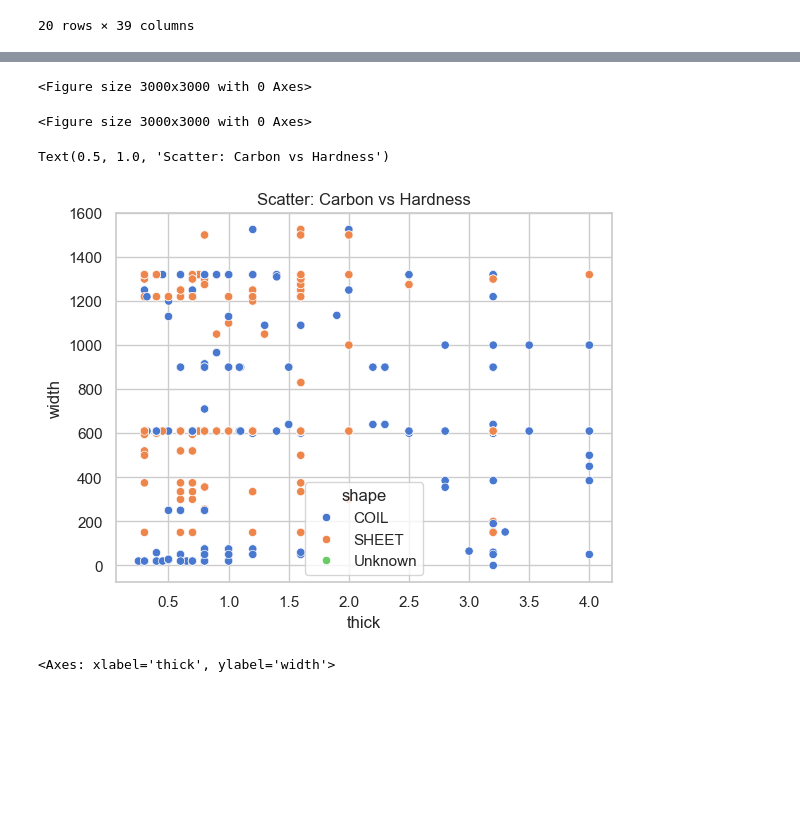
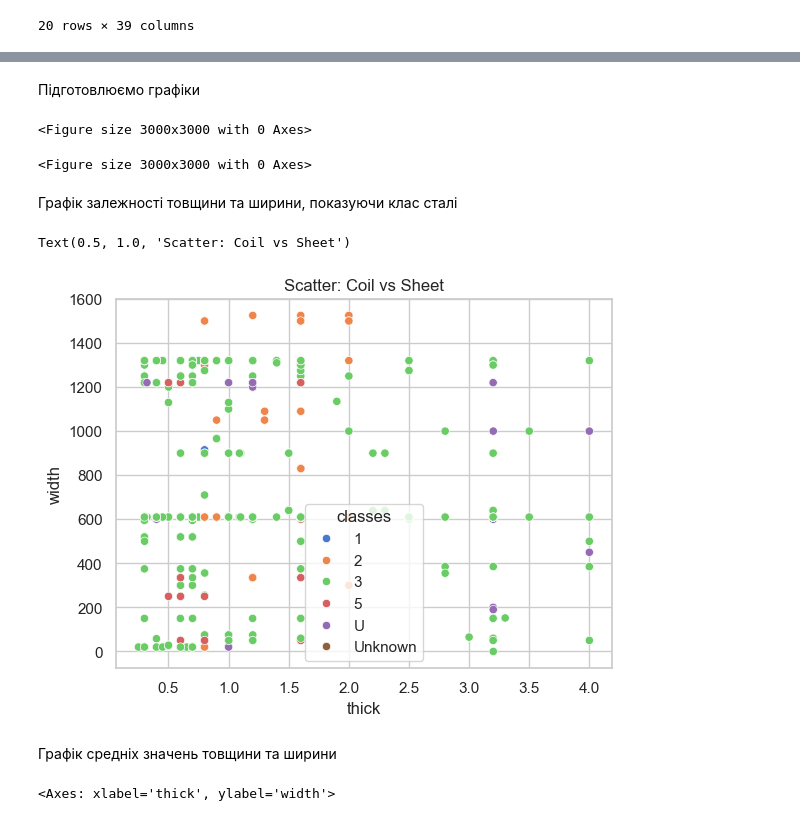
Before and after one commit to ivanmoroz070707/Special-Programming-Sections.-Lab-Work, a Jupyter notebook: Lab_2/Lab_2_part_1.ipynb, the cells around one changed output, grey strips where cells are left out. Saved outputs shown, nothing was run; the diff lists cells and outputs as text; code cells hidden in the pictures; blank space fills up the shorter version.

```diff
--- a/Lab_2/Lab_2_part_1.ipynb
+++ b/Lab_2/Lab_2_part_1.ipynb
@@ -89,16 +95,22 @@ stal_data.head(20)
+# %% [markdown]
+Підготовлюємо графіки
 # %%
 sns.set(style="whitegrid", palette="muted", color_codes=True)
 plt.figure(figsize=(30, 30))
 # %% [output]
 <Figure size 3000x3000 with 0 Axes>
 <Figure size 3000x3000 with 0 Axes>
+# %% [markdown]
+Графік залежності товщини та ширини, показуючи клас сталі
 # %%
 #plt.subplot(2, 3, 1)
-sns.scatterplot(data=stal_data, x="thick", y="width", hue="shape")
-plt.title("Scatter: Carbon vs Hardness")
+sns.scatterplot(data=stal_data, x="thick", y="width", hue="classes")
+plt.title("Scatter: Coil vs Sheet")
 # %% [output]
-Text(0.5, 1.0, 'Scatter: Carbon vs Hardness')
+Text(0.5, 1.0, 'Scatter: Coil vs Sheet')
-[figure, old version]
+[figure, new version]
+# %% [markdown]
+Графік  средніх значень товщини та ширини
 # %%
 
 avg_dim = stal_data.groupby("classes")[["thick","width"]].mean().reset_index()
```
Also changed, not shown: parts of 11 cells of this notebook.
